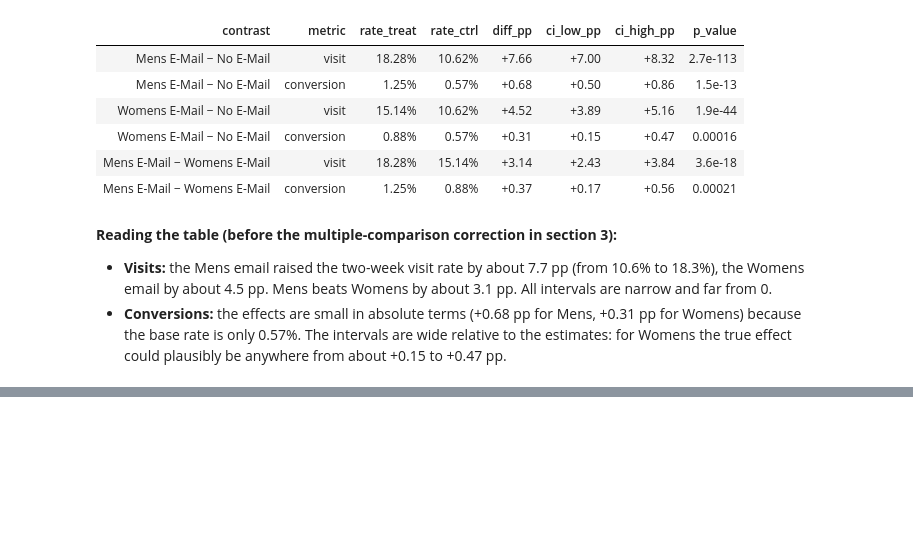
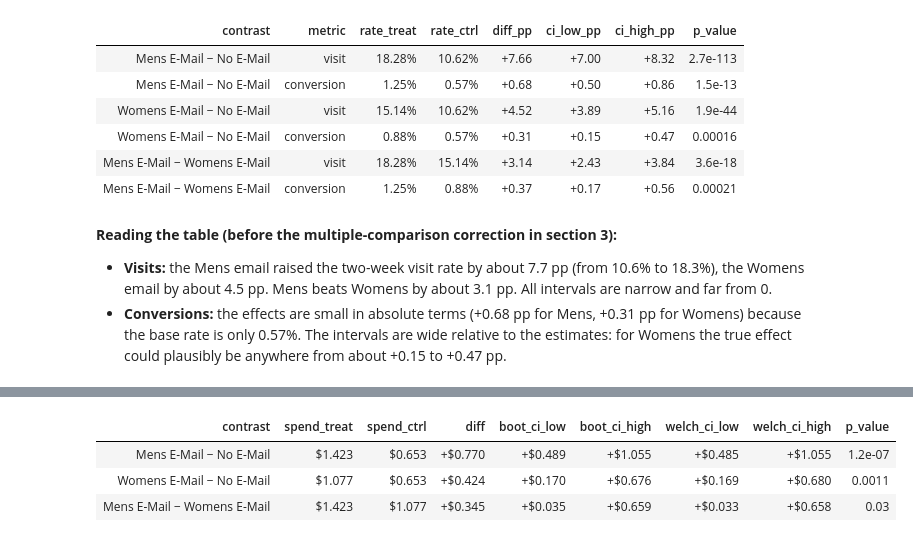
Before and after one commit to berkcansuner/hillstrom-email-uplift, a Jupyter notebook: notebooks/03_main_effects.ipynb, the cells around one changed output, grey strips where cells are left out. Drawn from its saved outputs; the diff is of its cells as text; code cells hidden in the pictures; blank space fills up the shorter version.

```diff
--- a/notebooks/03_main_effects.ipynb
+++ b/notebooks/03_main_effects.ipynb
@@ -79,0 +124,36 @@ rates.style.format(
+# %%
+spend_rows = []
+for treat, ctrl in CONTRASTS:
+    y_t, y_c = outcome(treat, "spend"), outcome(ctrl, "spend")
+    welch = diff_means_welch(y_t, y_c)
+    boot_low, boot_high = bootstrap_diff_ci(y_t, y_c, n_boot=10_000)
+    spend_rows.append(
+        {
+            "contrast": contrast_name(treat, ctrl),
+            "spend_treat": welch.mean_t,
+            "spend_ctrl": welch.mean_c,
+            "diff": welch.estimate,
+            "boot_ci_low": boot_low,
+            "boot_ci_high": boot_high,
+            "welch_ci_low": welch.ci_low,
+            "welch_ci_high": welch.ci_high,
+            "p_value": welch.p_value,
+        }
+    )
+spend = pd.DataFrame(spend_rows)
+
+
+def signed_money(v: float) -> str:
+    return f"{'+' if v >= 0 else '−'}${abs(v):.3f}"
+
+
+spend.style.format(
+    {"spend_treat": "${:.3f}", "spend_ctrl": "${:.3f}", "diff": signed_money, "boot_ci_low": signed_money,
+     "boot_ci_high": signed_money, "welch_ci_low": signed_money, "welch_ci_high": signed_money,
+     "p_value": "{:.2g}"}
+).hide(axis="index")
+# %% [output]
+| contrast | spend_treat | spend_ctrl | diff | boot_ci_low | boot_ci_high | welch_ci_low | welch_ci_high | p_value |
+| Mens E-Mail − No E-Mail | $1.423 | $0.653 | +$0.770 | +$0.489 | +$1.055 | +$0.485 | +$1.055 | 1.2e-07 |
+| Womens E-Mail − No E-Mail | $1.077 | $0.653 | +$0.424 | +$0.170 | +$0.676 | +$0.169 | +$0.680 | 0.0011 |
+| Mens E-Mail − Womens E-Mail | $1.423 | $1.077 | +$0.345 | +$0.035 | +$0.659 | +$0.033 | +$0.658 | 0.03 |
```
Also changed, not shown: parts of 10 cells of this notebook.
